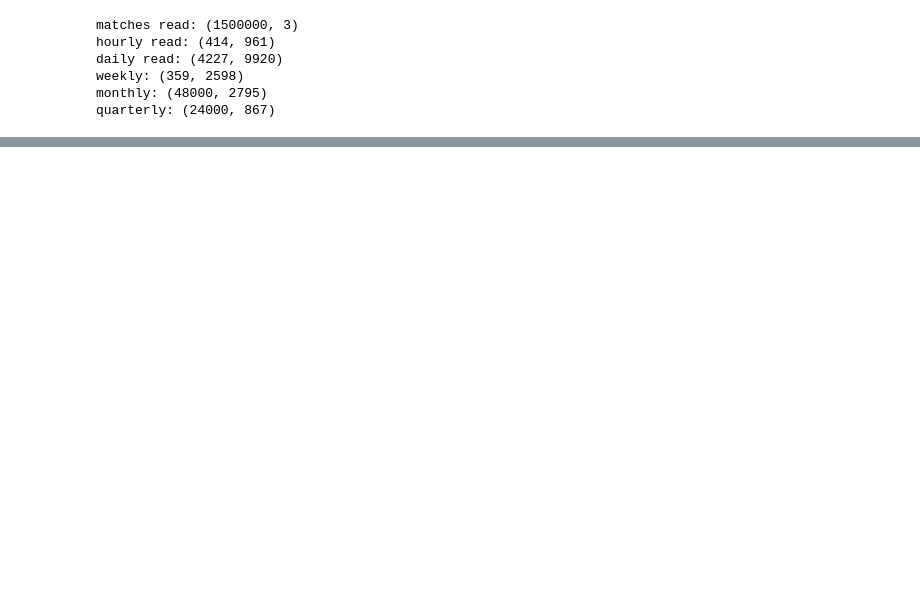
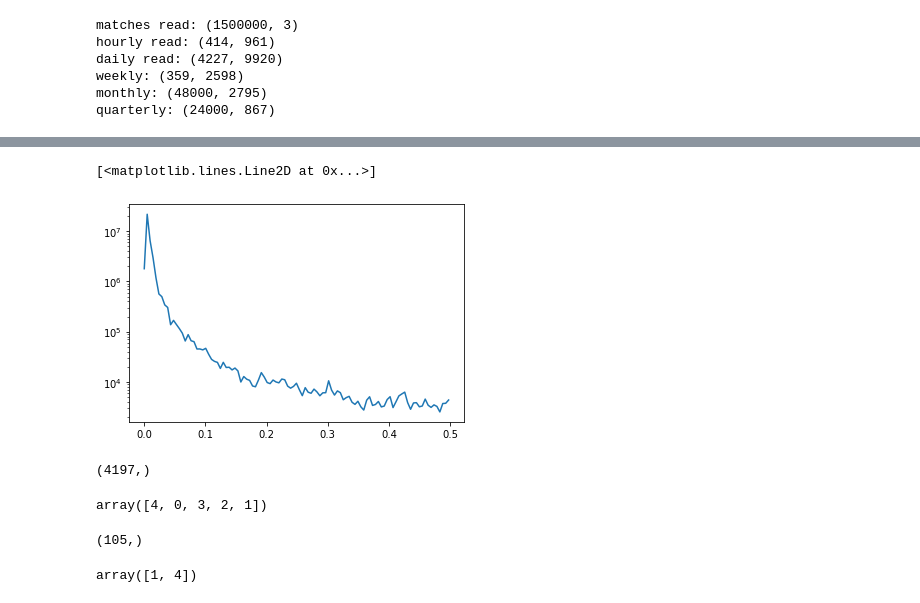
Before and after one commit to philippbeer/ts_search_engine, a Jupyter notebook: notebooks/analysis_fft_matching.ipynb, the cells around one changed output, grey strips where cells are left out. Cells and saved outputs as stored; diff of their text form; code cells hidden in the pictures; blank space fills up the shorter version.

```diff
--- a/notebooks/analysis_fft_matching.ipynb
+++ b/notebooks/analysis_fft_matching.ipynb
@@ -127,0 +191,26 @@ generate_plots(df_err)
+# %%
+ar=np.array(df_all[df_all['V1']=='D2514'].iloc[:,1:].dropna(axis=1))[0]
+n = ar.shape[0]
+f, Pxx_den = signal.welch(ar, nperseg=np.floor(1/20*n), window='hamming')
+plt.semilogy(f, Pxx_den)
+# %% [output]
+[<matplotlib.lines.Line2D at 0x...>]
+[figure, added]
+# %%
+ar.shape
+# %% [output]
+(4197,)
+# %%
+np.argsort(Pxx_den)[-5:]
+# %% [output]
+array([4, 0, 3, 2, 1])
+# %%
+Pxx_den.shape
+# %% [output]
+(105,)
+# %%
+art = np.array([2,10,1,0,20])
+
+np.argsort(art)[-2:]
+# %% [output]
+array([1, 4])
```
Also changed, not shown: parts of 4 cells of this notebook, 1 other file.
